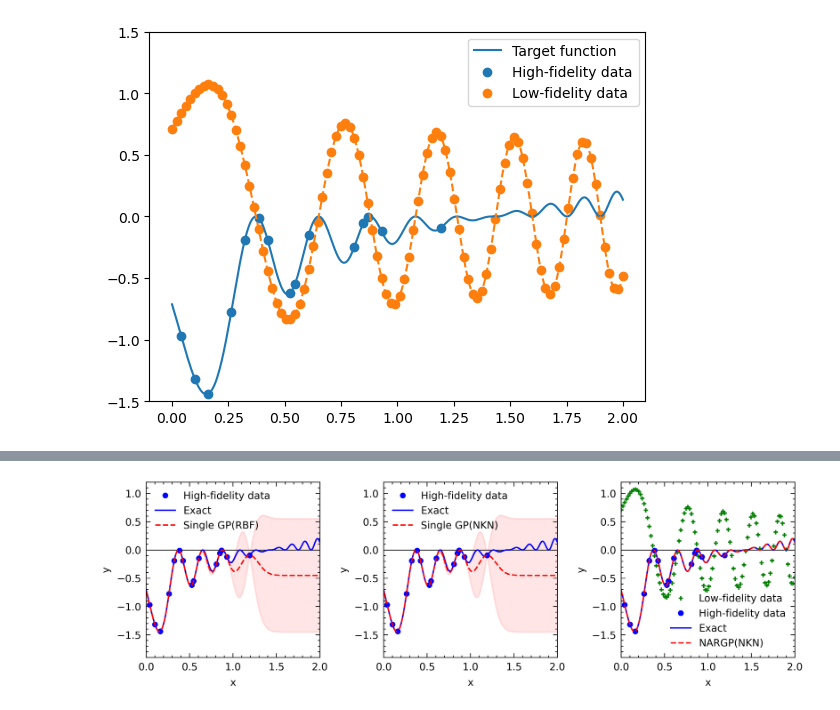
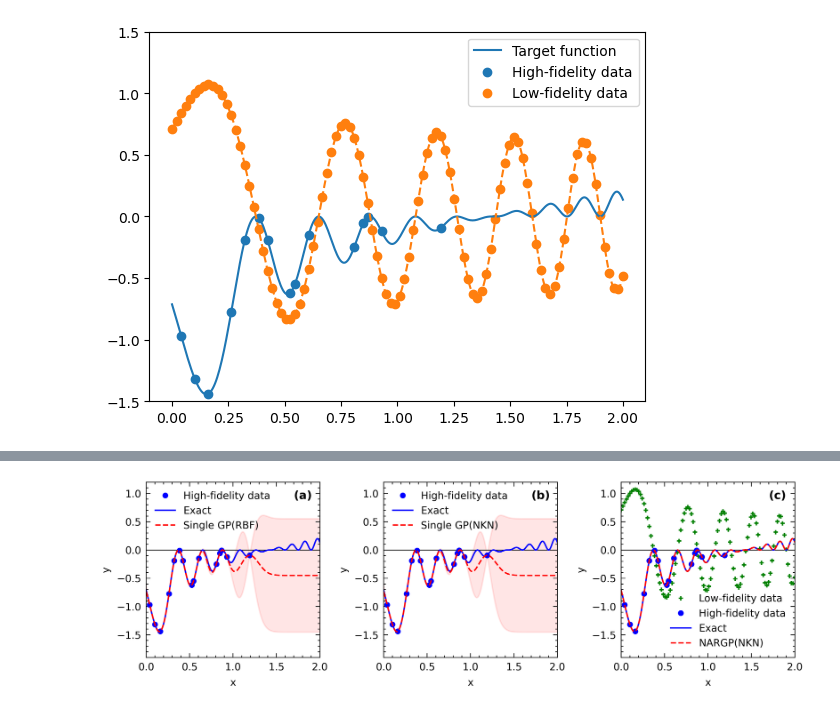
Before and after one commit to smaeyama/prepare_maeyama_nf_2025, a Jupyter notebook: fig2/02_plot_figure.ipynb, the cells around one changed output, grey strips where cells are left out. Drawn from its saved outputs; the diff is of its cells as text; code cells hidden in the pictures.

```diff
--- a/fig2/02_plot_figure.ipynb
+++ b/fig2/02_plot_figure.ipynb
@@ -88,23 +77,26 @@ label_list = [r"Single GP(RBF)",
 # %%
+texts = ["(a)","(b)","(c)"]
+
 plt.style.use('../nature_style.txt')
 
 fig=plt.figure(figsize=(7,2.2),dpi=600) # figsize=(width,height(inch)),dpi(dots per inch)
 for i in range(3):
     ax = fig.add_subplot(1,3,i+1)
     ax.axhline(0,c="k",lw=0.5)
     if i == 2:
         ax.plot(X1, Y1,'g+', label="Low-fidelity data")
     ax.plot(X2, Y2,'bo', label="High-fidelity data")
     ax.plot(Xtest, Exact, 'b', label='Exact', linewidth=1)
     ax.plot(Xtest, mean_list[i], 'r--', label=label_list[i], linewidth=1)
     ax.fill_between(Xtest.ravel(), (mean_list[i]-2.0*np.sqrt(var_list[i])).ravel(), (mean_list[i]+2.0*np.sqrt(var_list[i])).ravel(), alpha=0.1, color='red')
     ax.set_xlabel("x")
     ax.set_ylabel("y")
     ax.set_ylim(-1.9,1.2)
     ax.set_xlim(0,2)
     ax.legend()
+    ax.text(1.7,0.9,texts[i],color="k", fontfamily="sans-serif", fontweight="bold", fontsize=8)
 fig.tight_layout()
 plt.savefig("fig2.pdf",dpi=600,bbox_inches="tight")
 plt.show()
 # %% [output]
-[figure, old version]
+[figure, new version]
```
Also changed, not shown: parts of 2 cells of this notebook, 9 other files.
